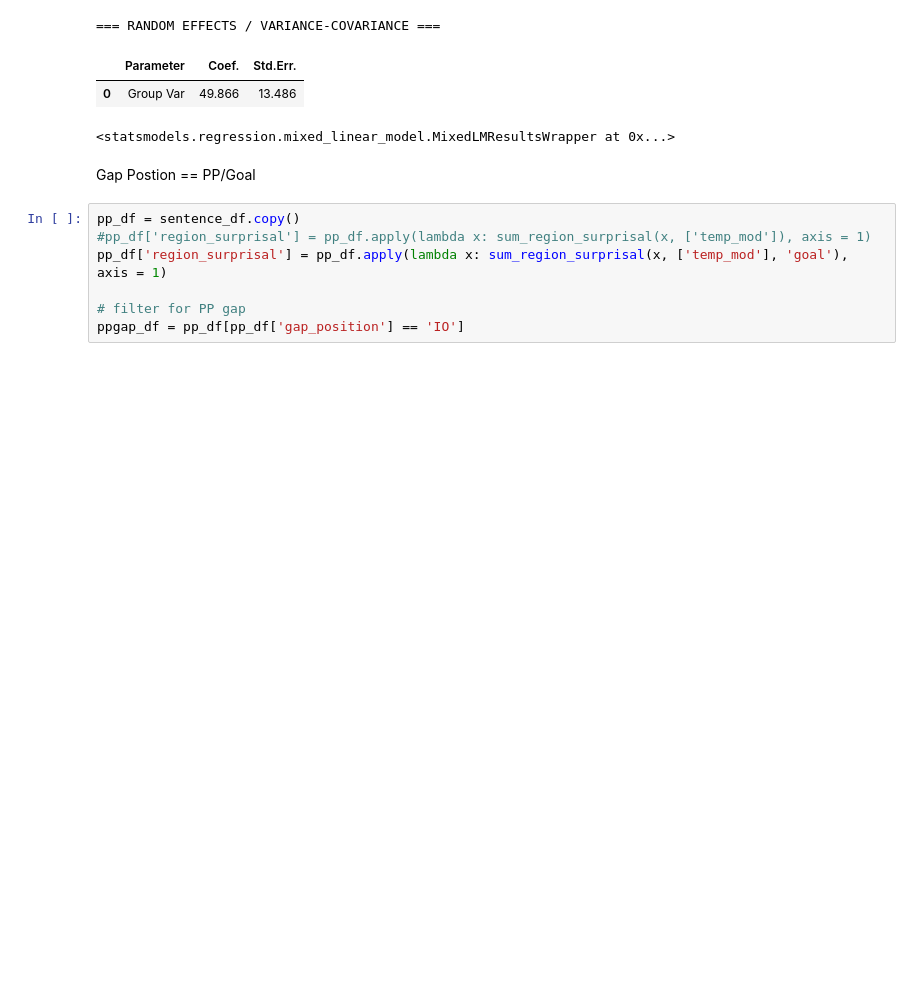
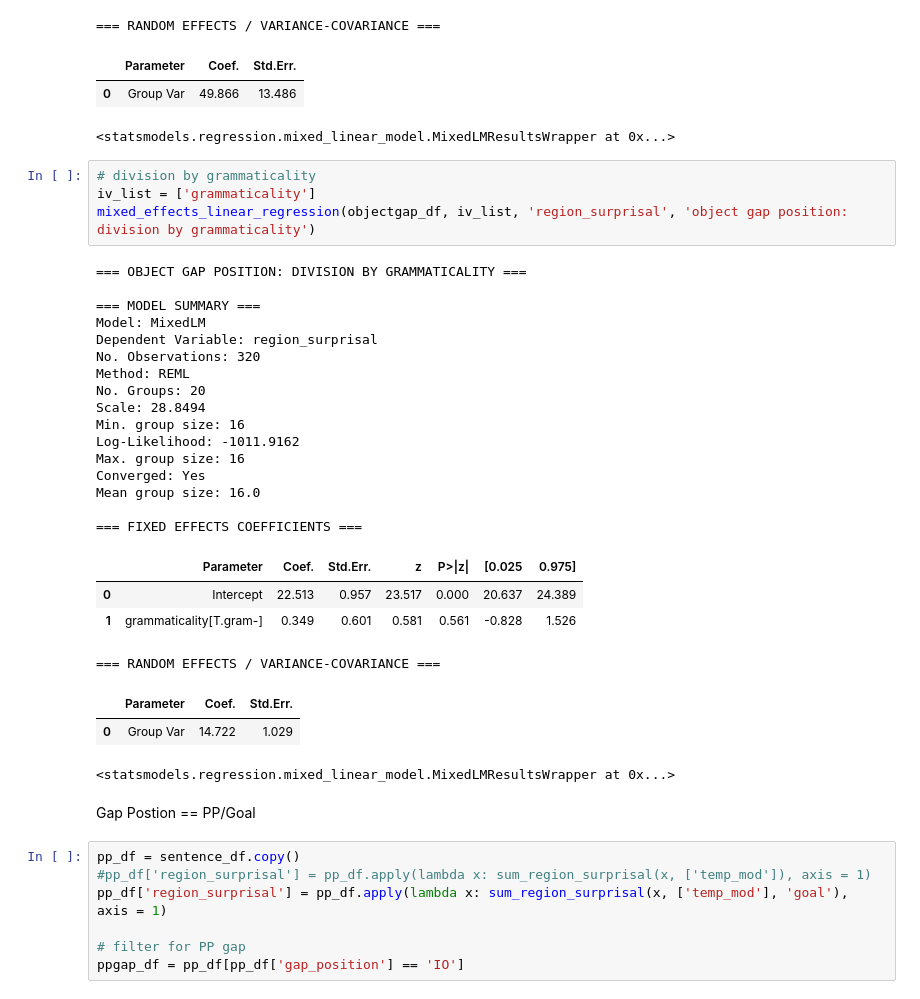
Before and after one commit to um-cap-lab/EMNLP-2025-submission, a Jupyter notebook: flip_test&division_by_grammaticality_gpt2_100M.ipynb, the cells around one changed output. Cells and saved outputs as stored; diff of their text form; blank space fills up the shorter version.

```diff
--- a/flip_test&division_by_grammaticality_gpt2_100M.ipynb
+++ b/flip_test&division_by_grammaticality_gpt2_100M.ipynb
@@ -485,6 +587,34 @@ Mean group size: 8.0
 |  | Parameter | Coef. | Std.Err. |
 | 0 | Group Var | 49.866 | 13.486 |
 <statsmodels.regression.mixed_linear_model.MixedLMResultsWrapper at 0x...>
+# %%
+# division by grammaticality
+iv_list = ['grammaticality']
+mixed_effects_linear_regression(objectgap_df, iv_list, 'region_surprisal', 'object gap position: division by grammaticality')
+# %% [output]
+=== OBJECT GAP POSITION: DIVISION BY GRAMMATICALITY ===
+
+=== MODEL SUMMARY ===
+Model: MixedLM
+Dependent Variable: region_surprisal
+No. Observations: 320
+Method: REML
+No. Groups: 20
+Scale: 28.8494
+Min. group size: 16
+Log-Likelihood: -1011.9162
+Max. group size: 16
+Converged: Yes
+Mean group size: 16.0
+
+=== FIXED EFFECTS COEFFICIENTS ===
+|  | Parameter | Coef. | Std.Err. | z | P>|z| | [0.025 | 0.975] |
+| 0 | Intercept | 22.513 | 0.957 | 23.517 | 0.000 | 20.637 | 24.389 |
+| 1 | grammaticality[T.gram-] | 0.349 | 0.601 | 0.581 | 0.561 | -0.828 | 1.526 |
+=== RANDOM EFFECTS / VARIANCE-COVARIANCE ===
+|  | Parameter | Coef. | Std.Err. |
+| 0 | Group Var | 14.722 | 1.029 |
+<statsmodels.regression.mixed_linear_model.MixedLMResultsWrapper at 0x...>
 # %% [markdown]
 Gap Postion == PP/Goal
 # %%
```
Also changed, not shown: parts of 37 cells of this notebook, 4 other files.
